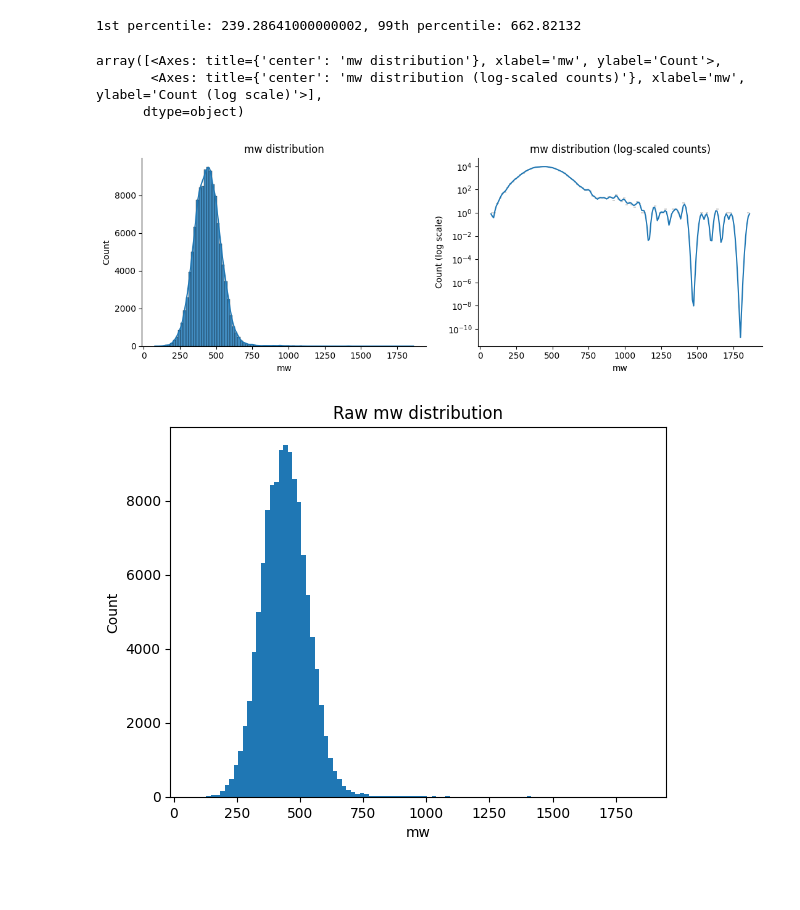
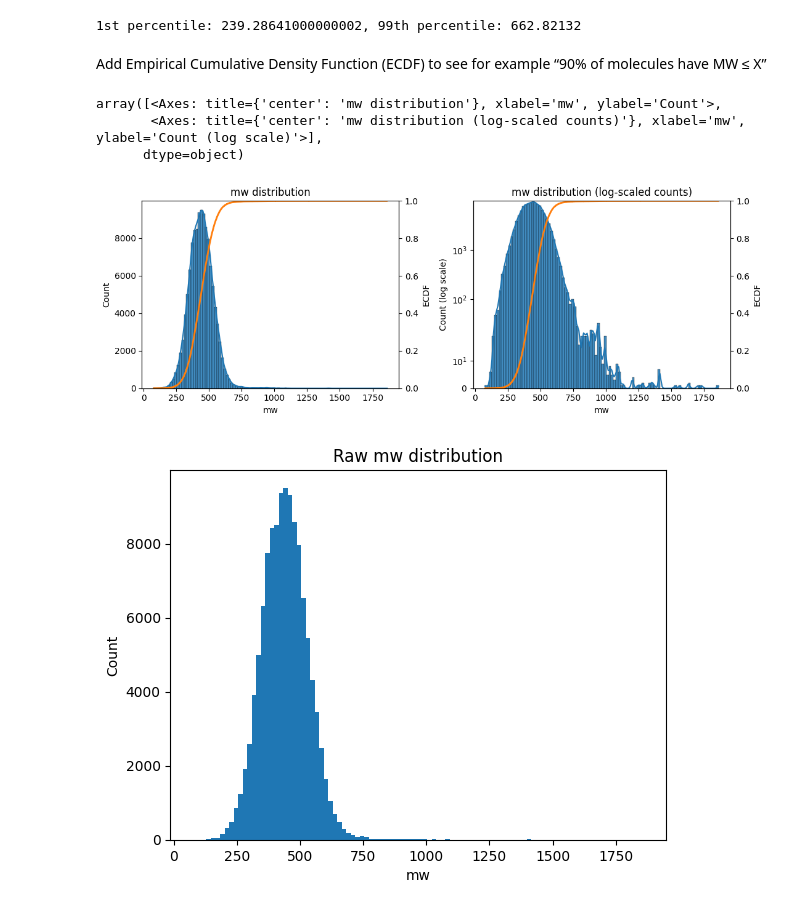
Before and after one commit to fatemeh-moghaddam/kinodata-3D-affinity-prediction, a Jupyter notebook: prob/probing_notebooks/interaction_scores.ipynb, the cells around one changed output. Saved outputs shown, nothing was run; the diff lists cells and outputs as text; code cells hidden in the pictures; blank space fills up the shorter version.

```diff
--- a/prob/probing_notebooks/interaction_scores.ipynb
+++ b/prob/probing_notebooks/interaction_scores.ipynb
@@ -382,10 +551,12 @@ def plot_dist_with_log(
+# %% [markdown]
+Add Empirical Cumulative Density Function (ECDF) to see for example “90% of molecules have MW ≤ X”
 # %%
-plot_dist_with_log(mapping, col="mw", bins=100, kde=True)
+plot_dist_with_log(mapping, col="mw", kde=True, show_ecdf=True)
 # %% [output]
 array([<Axes: title={'center': 'mw distribution'}, xlabel='mw', ylabel='Count'>,
        <Axes: title={'center': 'mw distribution (log-scaled counts)'}, xlabel='mw', ylabel='Count (log scale)'>],
       dtype=object)
-[figure, old version]
+[figure, new version]
 # %%
 def plot_dist(df, col: str = "mw", bins: int = 100):
     plt.figure()
```
Also changed, not shown: parts of 18 cells of this notebook.
